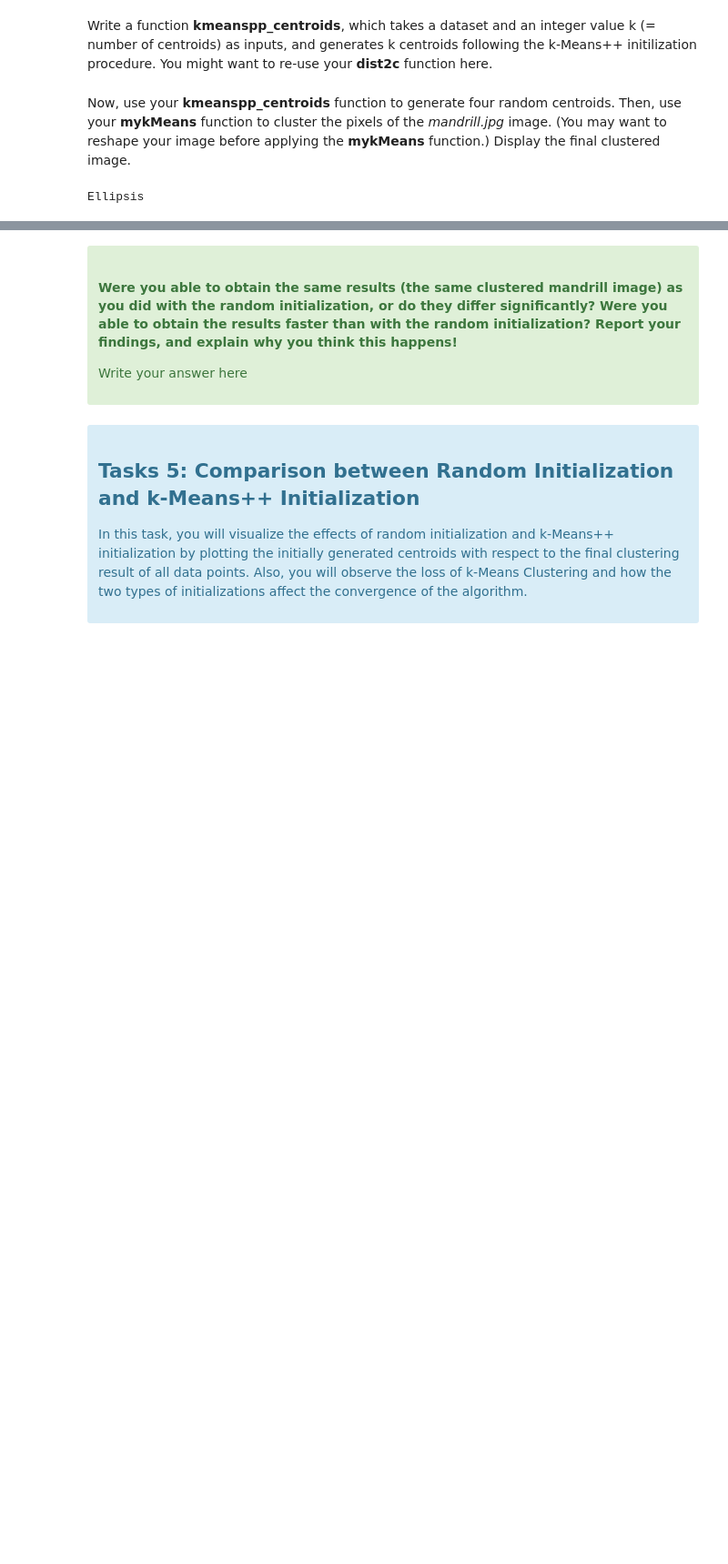
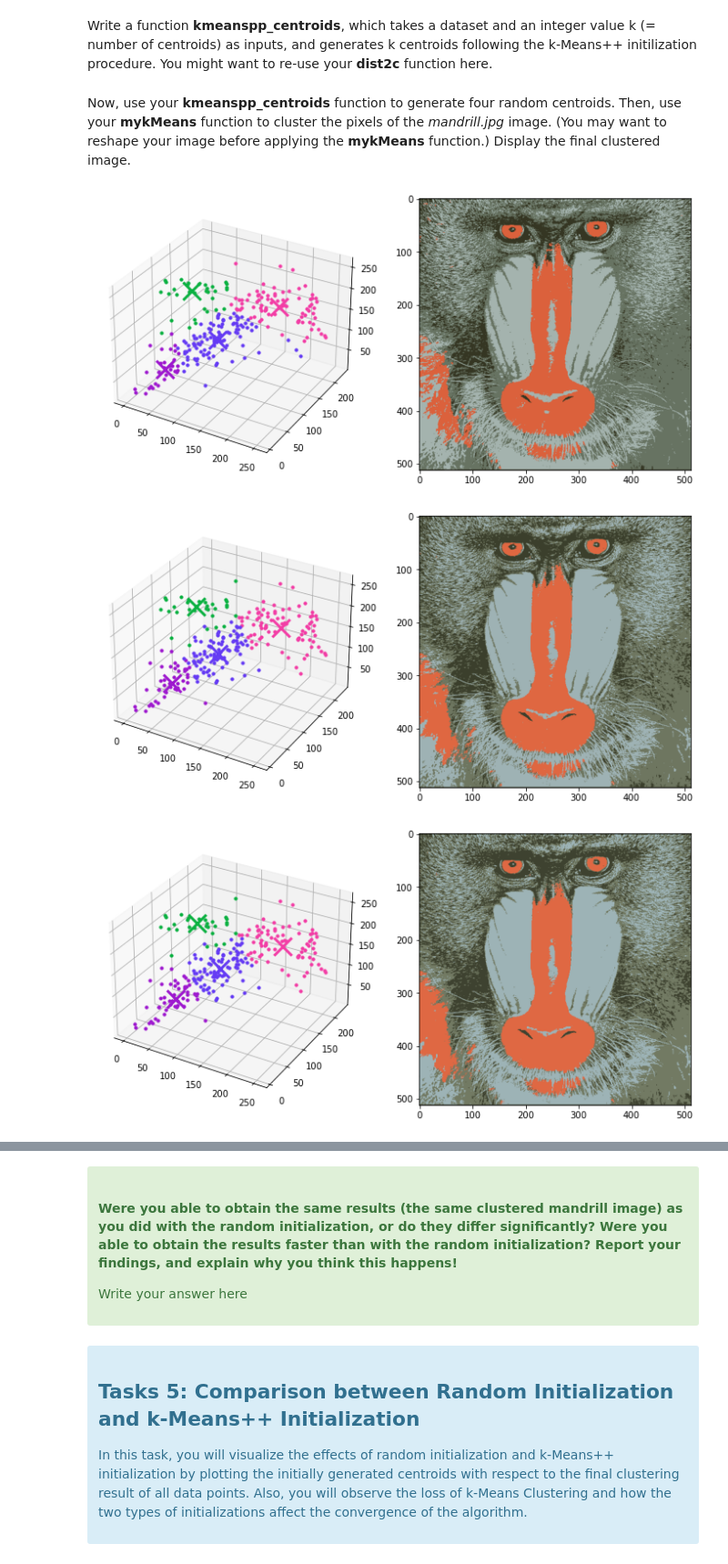
Before and after one commit to Antonio417/K-means, a Jupyter notebook: K-means.ipynb, the cells around one changed output, grey strips where cells are left out. Shown at 91% size. Saved outputs shown, nothing was run; the diff lists cells and outputs as text; code cells hidden in the pictures; blank space fills up the shorter version.

```diff
--- a/K-means.ipynb
+++ b/K-means.ipynb
@@ -503,14 +536,30 @@ def kmeanspp_centroids(data,k):
 Now, use your **kmeanspp_centroids** function to generate four random centroids. Then, use your **mykMeans** function to cluster the pixels of the *mandrill.jpg* image. (You may want to reshape your image before applying the **mykMeans** function.) Display the final clustered image.
 # %%
 # We first specify our random seed here
-np.random.seed(0)
+np.random.seed(12)
 
 ### Insert your solution here ###
 
-# Initialise the centroids with the kmeans++ method, and run the clustering
-...
 
-# Display your results (image)
-...
+img = cv2.imread('mandrill.jpg')
+# img_reshape = cv2.cvtColor(img, cv2.COLOR_BGR2RGB)
+img_reshape = img.reshape((-1,3))
+img_reshape = np.float32(img_reshape)
+
+k = 4
+initial_centroids = kmeanspp_centroids(img_reshape,k)
+# print(initial_centroids) # this is the randomised centroids
+value = mykMeans_visualize(img_reshape, initial_centroids, 5)
+# print(value[1]) # Final coordinates and values for the updated centroids
+
+# segmented_img = value[1][value[0]]
+# segmented_img = segmented_img.reshape(img.shape)
+# segmented_img = segmented_img.astype(np.uint8)
+# segmented_img = cv2.cvtColor(segmented_img, cv2.COLOR_BGR2RGB)
+
+# figure(figsize=(11,10))
+# plt.imshow((segmented_img).astype(np.uint8))
 # %% [output]
-Ellipsis
+[figure, added]
+[figure, added]
+[figure, added]
```
Also changed, not shown: parts of 11 cells of this notebook.
